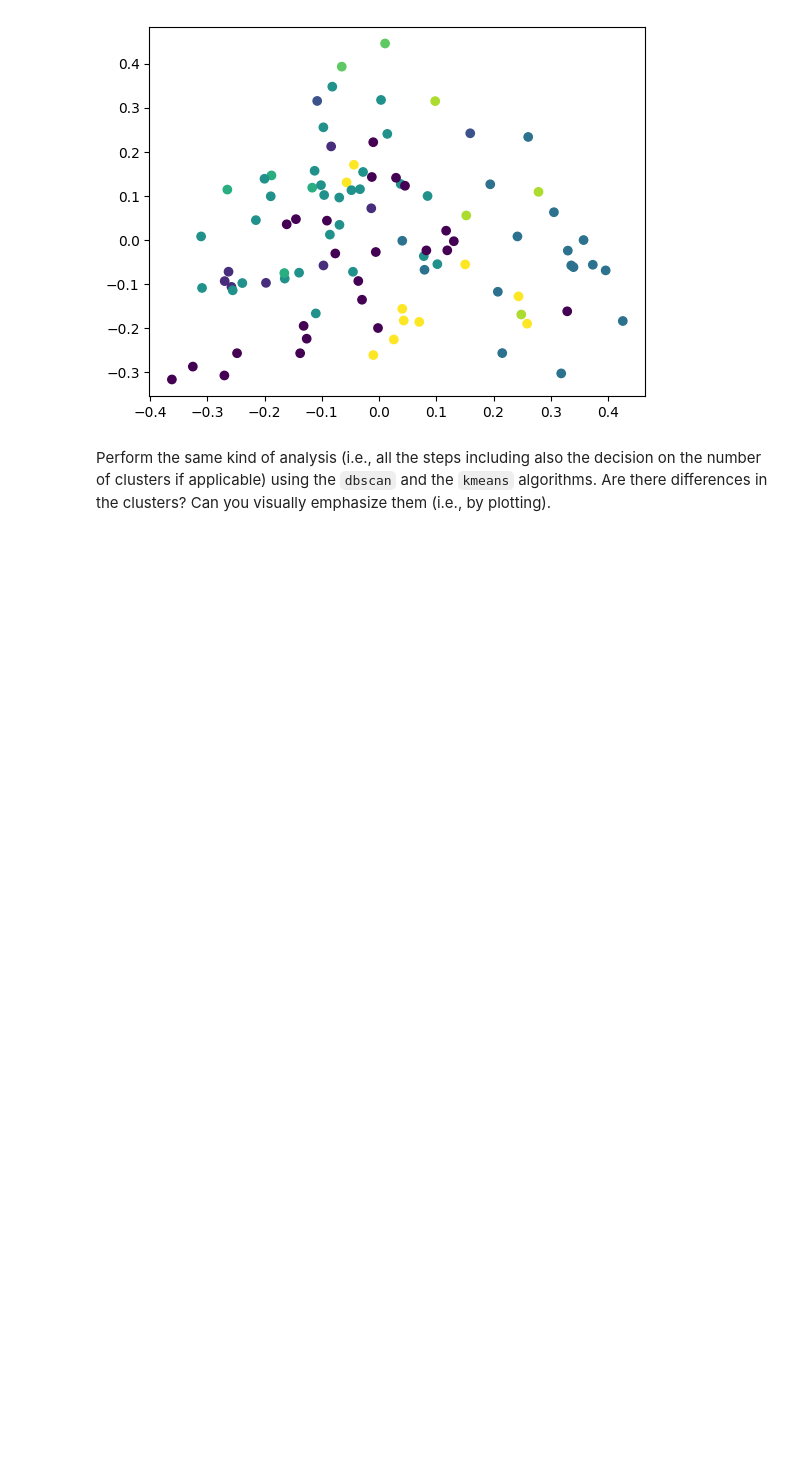
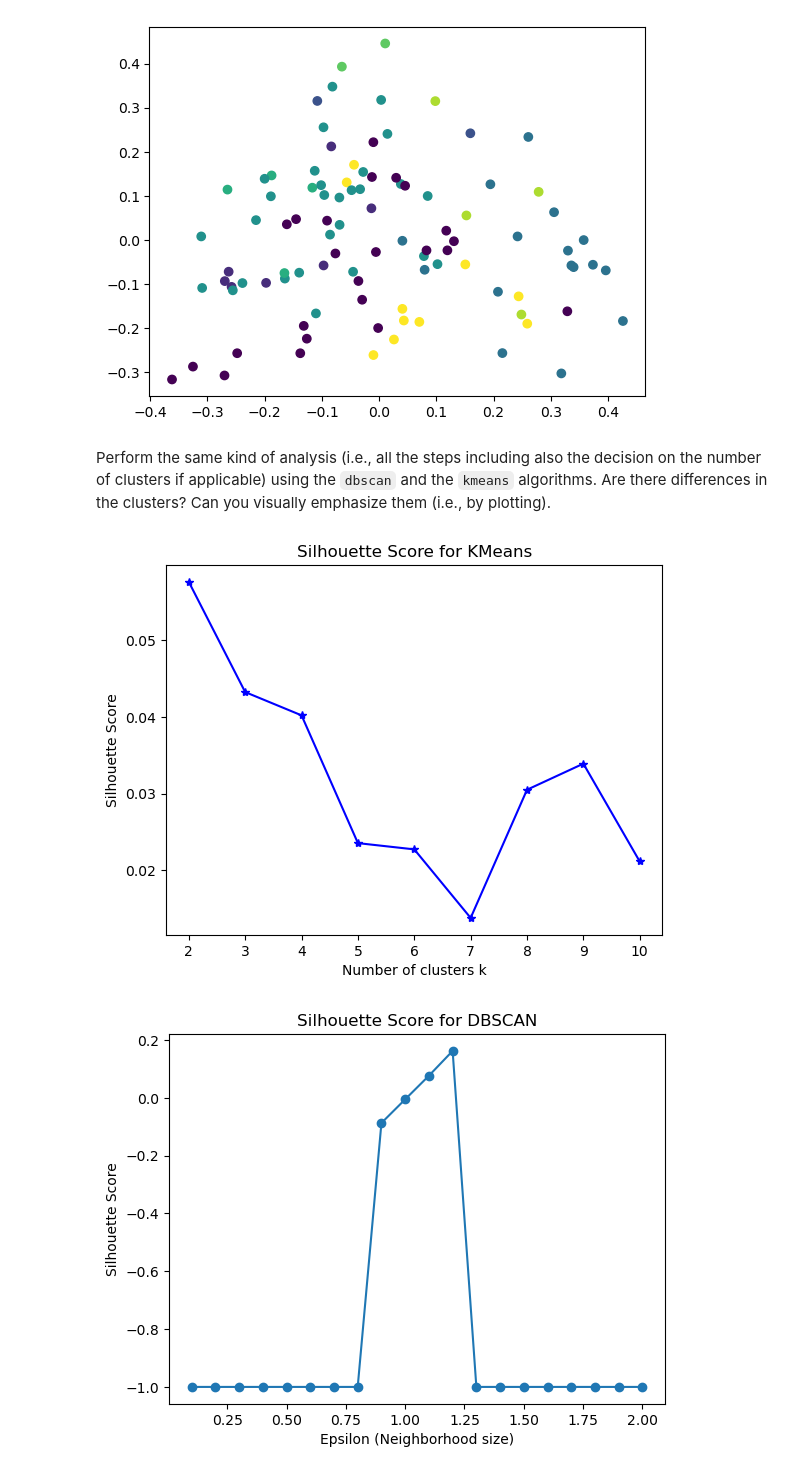
Before and after one commit to persello/daml-notebooks, a Jupyter notebook: 11/02-movie-clustering.ipynb, the cells around one changed output. Drawn from its saved outputs; the diff is of its cells as text; code cells hidden in the pictures; blank space fills up the shorter version.

```diff
--- a/11/02-movie-clustering.ipynb
+++ b/11/02-movie-clustering.ipynb
@@ -136,3 +136,44 @@ plt.scatter(twod[:, 0], twod[:, 1], c=clustering.labels_, cmap='viridis')
 [figure]
 # %% [markdown]
 Perform the same kind of analysis (i.e., all the steps including also the decision on the number of clusters if applicable) using the `dbscan` and the `kmeans` algorithms. Are there differences in the clusters? Can you visually emphasize them (i.e., by plotting).
+# %%
+from sklearn.cluster import KMeans, DBSCAN
+
+# KMeans
+
+scores = []
+K = range(2,11)
+
+for k in K:
+    kmeans = KMeans(n_clusters=k, random_state=123, n_init='auto')
+    kmeans = kmeans.fit_predict(X)
+    scores.append(sklearn.metrics.silhouette_score(X, kmeans, metric='cosine'))
+plt.plot(K, scores, 'b*-')
+plt.xlabel('Number of clusters k')
+plt.ylabel('Silhouette Score')
+plt.title('Silhouette Score for KMeans')
+plt.show()
+
+# DBSCAN
+
+scores = []
+eps_values = np.linspace(0.1, 2.0, 20)
+
+for eps in eps_values:
+    dbscan = DBSCAN(eps=eps)
+    labels = dbscan.fit_predict(X)
+
+    if len(set(labels)) > 1:
+        scores.append(sklearn.metrics.silhouette_score(X, labels, metric='cosine'))
+    else:
+        scores.append(-1)
+
+# Plot the silhouette scores
+plt.plot(eps_values, scores, marker='o')
+plt.title('Silhouette Score for DBSCAN')
+plt.xlabel('Epsilon (Neighborhood size)')
+plt.ylabel('Silhouette Score')
+plt.show()
+# %% [output]
+[figure, added]
+[figure, added]
```
Also changed, not shown: parts of 1 cell of this notebook.
